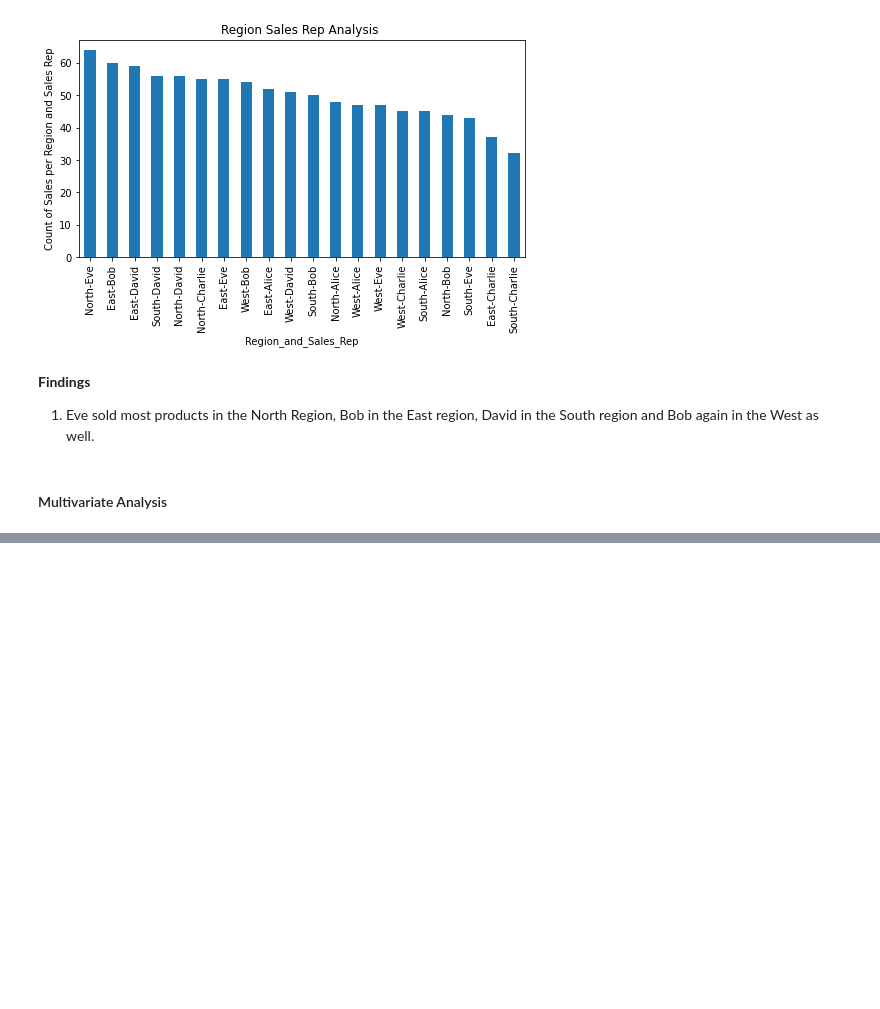
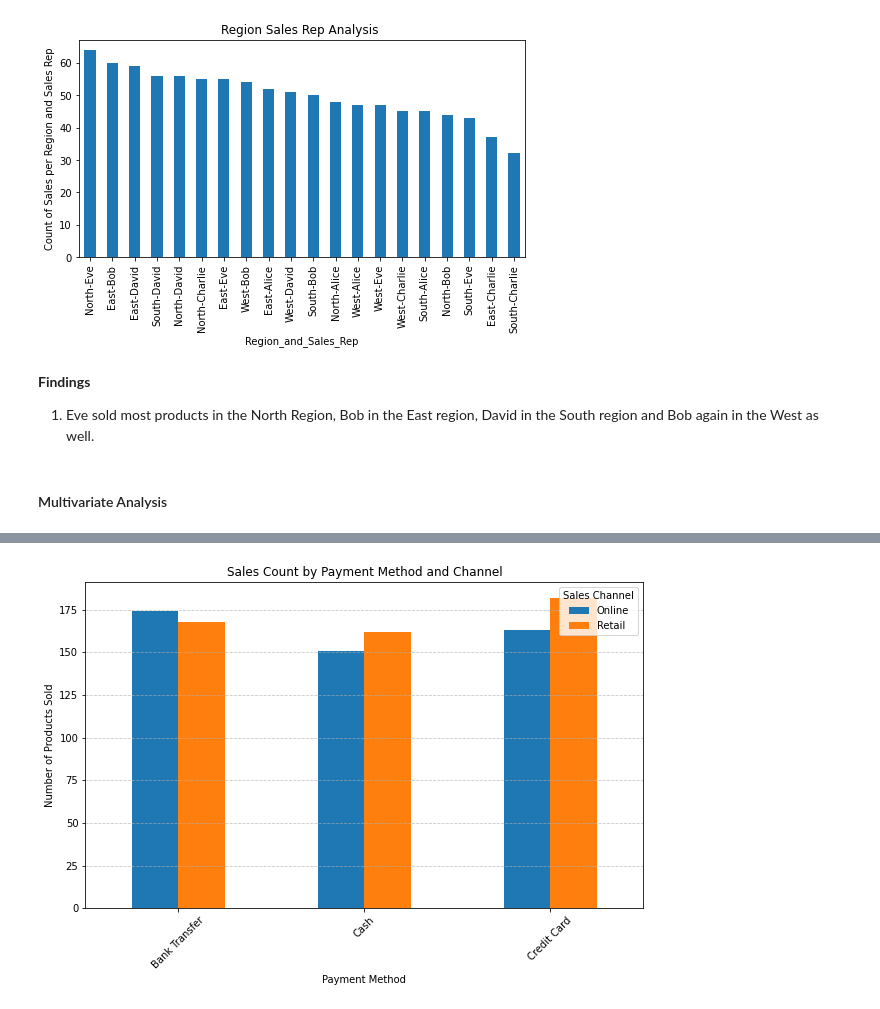
Before and after one commit to jgatharia/Sales_Analysis_Report, a Jupyter notebook: index.ipynb, the cells around one changed output, grey strips where cells are left out. Cells and saved outputs as stored; diff of their text form; code cells hidden in the pictures; blank space fills up the shorter version.

Commit message:
Multivariate Analysis

```diff
--- a/index.ipynb
+++ b/index.ipynb
@@ -327,0 +389,18 @@ Name: count, dtype: int64
+# %%
+# Group by Payment_Method and Sales_Channel and count Product_ID
+channel_payment_method = sales_df.groupby(['Payment_Method', 'Sales_Channel'])['Product_ID'].count()
+
+# Convert MultiIndex Series into a DataFrame for better visualization
+channel_payment_method = channel_payment_method.unstack()
+
+# Plot the data
+channel_payment_method.plot(kind='bar', figsize=(10, 6))
+plt.title("Sales Count by Payment Method and Channel")
+plt.xlabel("Payment Method")
+plt.ylabel("Number of Products Sold")
+plt.xticks(rotation=45)
+plt.legend(title="Sales Channel")
+plt.grid(axis="y", linestyle="--", alpha=0.7)
+plt.show()
+# %% [output]
+[figure, added]
```
Also changed, not shown: parts of 8 cells of this notebook.
